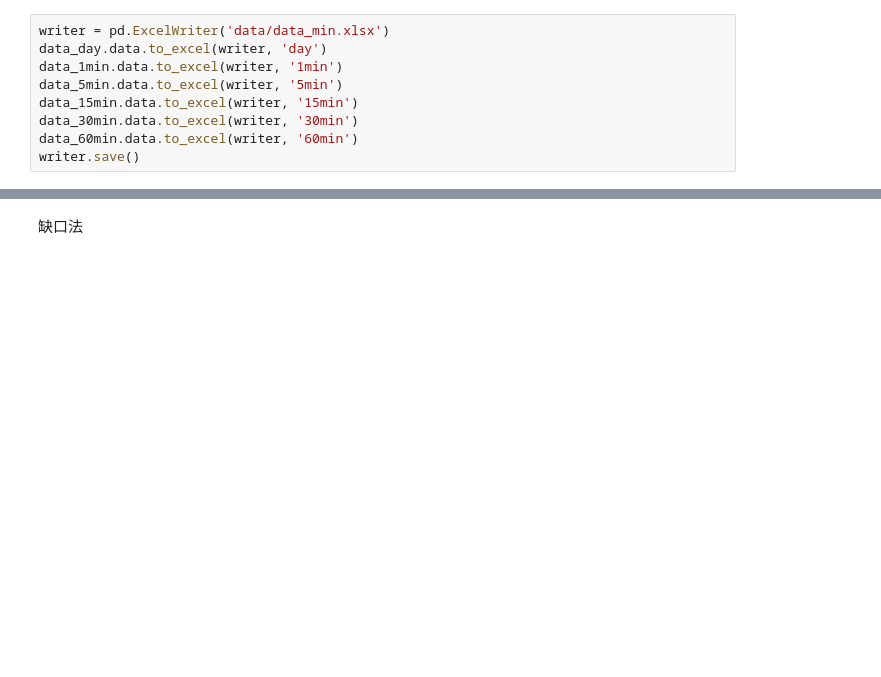
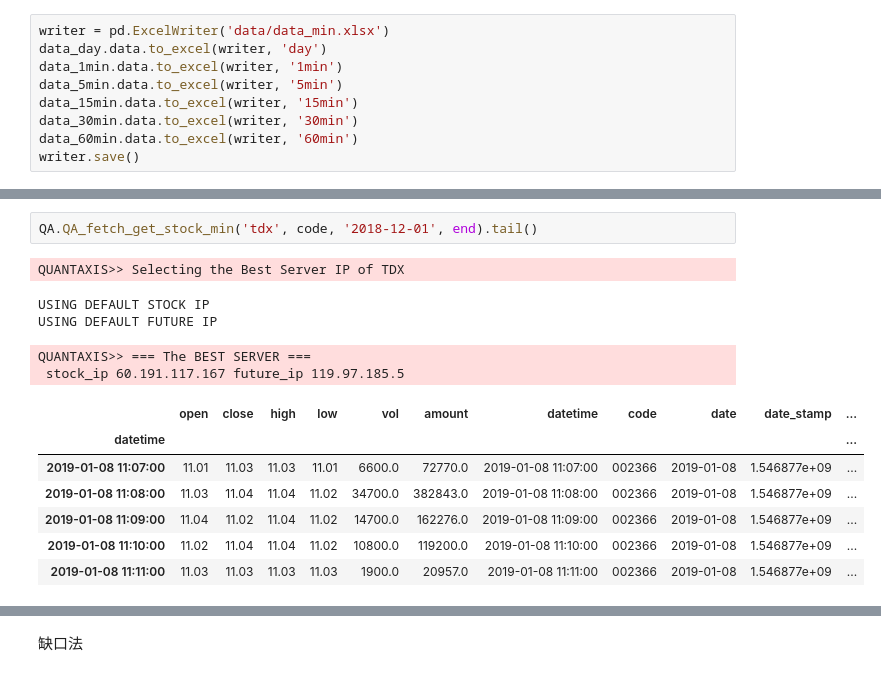
Before and after one commit to dxcv/strategy_research, a Jupyter notebook: holding/taihai.ipynb, the cells around one changed output, grey strips where cells are left out. Drawn from its saved outputs; the diff is of its cells as text; blank space fills up the shorter version.

```diff
--- a/holding/taihai.ipynb
+++ b/holding/taihai.ipynb
@@ -53,0 +85,15 @@ writer.save()
+# %%
+QA.QA_fetch_get_stock_min('tdx', code, '2018-12-01', end).tail()
+# %% [output]
+QUANTAXIS>> Selecting the Best Server IP of TDX
+USING DEFAULT STOCK IP
+USING DEFAULT FUTURE IP
+QUANTAXIS>> === The BEST SERVER ===
+ stock_ip 60.191.117.167 future_ip 119.97.185.5
+|  | open | close | high | low | vol | amount | datetime | code | date | date_stamp | ... |
+| datetime |  |  |  |  |  |  |  |  |  |  | ... |
+| 2019-01-08 11:07:00 | 11.01 | 11.03 | 11.03 | 11.01 | 6600.0 | 72770.0 | 2019-01-08 11:07:00 | 002366 | 2019-01-08 | 1.546877e+09 | ... |
+| 2019-01-08 11:08:00 | 11.03 | 11.04 | 11.04 | 11.02 | 34700.0 | 382843.0 | 2019-01-08 11:08:00 | 002366 | 2019-01-08 | 1.546877e+09 | ... |
+| 2019-01-08 11:09:00 | 11.04 | 11.02 | 11.04 | 11.02 | 14700.0 | 162276.0 | 2019-01-08 11:09:00 | 002366 | 2019-01-08 | 1.546877e+09 | ... |
+| 2019-01-08 11:10:00 | 11.02 | 11.04 | 11.04 | 11.02 | 10800.0 | 119200.0 | 2019-01-08 11:10:00 | 002366 | 2019-01-08 | 1.546877e+09 | ... |
+| 2019-01-08 11:11:00 | 11.03 | 11.03 | 11.03 | 11.03 | 1900.0 | 20957.0 | 2019-01-08 11:11:00 | 002366 | 2019-01-08 | 1.546877e+09 | ... |
```
Also changed, not shown: parts of 10 cells of this notebook, 2 other files.
